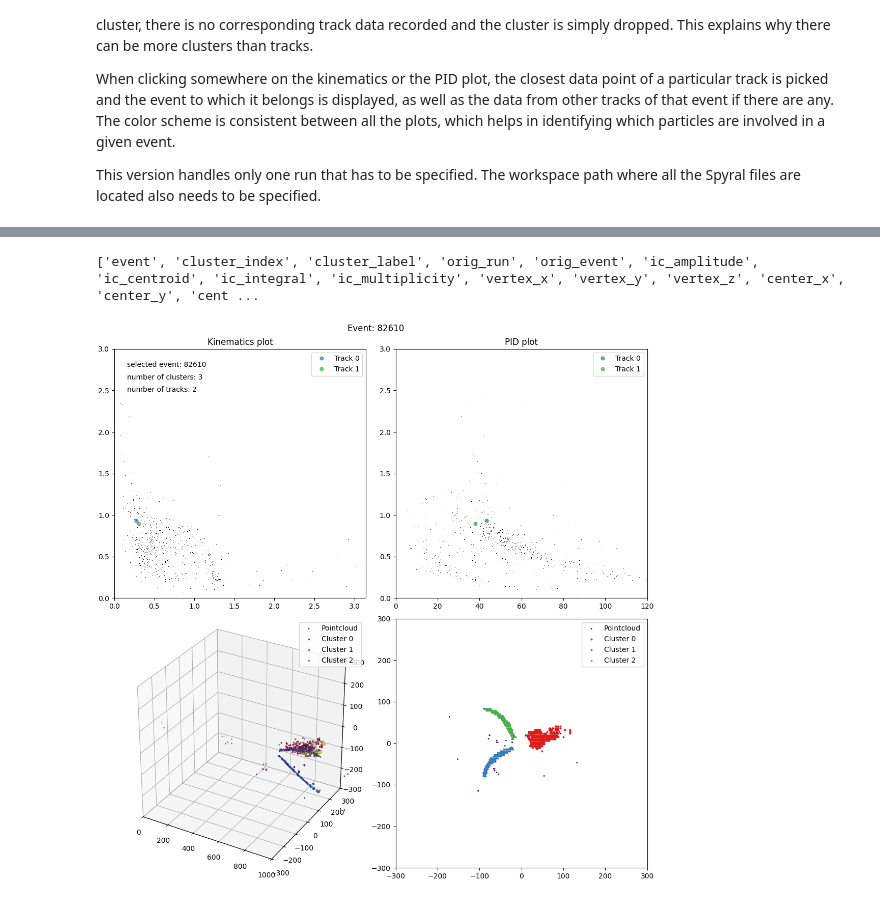
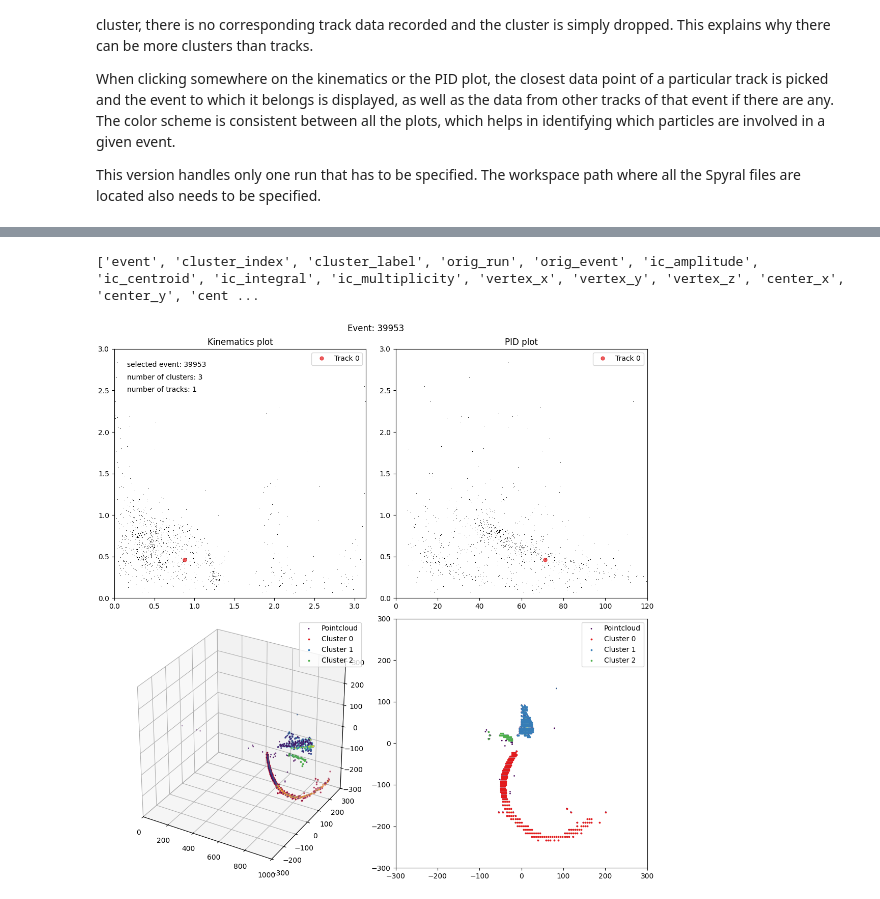
Before and after one commit to singhp99/spyral_notebooks, a Jupyter notebook: event_picker.ipynb, the cells around one changed output, grey strips where cells are left out. Drawn from its saved outputs; the diff is of its cells as text; code cells hidden in the pictures.

```diff
--- a/event_picker.ipynb
+++ b/event_picker.ipynb
@@ -173,32 +179,32 @@ fig, axs = plt.subplot_mosaic(
     """,
     per_subplot_kw={
         "A": {
             "projection": "3d",
             "box_aspect": (1,1,1),
             "aspect": "equalxy"
         }
     },
     figsize=(11.0, 11.0),
     constrained_layout=True
 )
 
 line, = axs["C"].plot(xs, ys, ',', color="black", markeredgecolor=None, picker=True, pickradius=5)
 axs["C"].set_title('Kinematics plot')
 axs["C"].set_xlim(0.0, np.pi)
 axs["C"].set_ylim(0.0, 3.0)
 
 line2, = axs["D"].plot(de, ys, ',', color="black", markeredgecolor=None, picker=True, pickradius=5)
 axs["D"].set_title('PID plot')
 axs["D"].set_xlim(0.0, 120.0)
 axs["D"].set_ylim(0.0, 3.0)
 
 browser = PointBrowser()
 fig.canvas.mpl_connect('pick_event', browser.on_pick)
 
-event =  82610
+event = 39953
 browser.update_plots(event)
 plt.suptitle(f"Event: {event}")
 plt.show()
 # %% [output]
 ['event', 'cluster_index', 'cluster_label', 'orig_run', 'orig_event', 'ic_amplitude', 'ic_centroid', 'ic_integral', 'ic_multiplicity', 'vertex_x', 'vertex_y', 'vertex_z', 'center_x', 'center_y', 'cent ...
-[figure, old version]
+[figure, new version]
```
Also changed, not shown: parts of 3 cells of this notebook, 2 other files.
